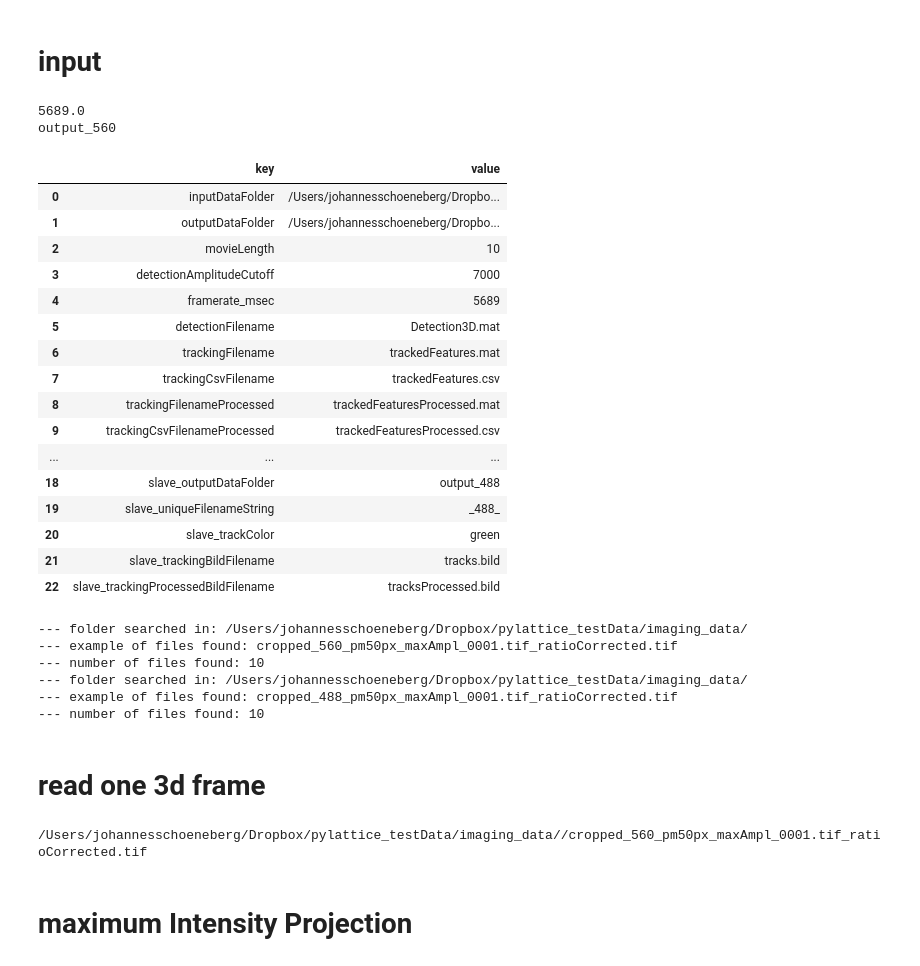
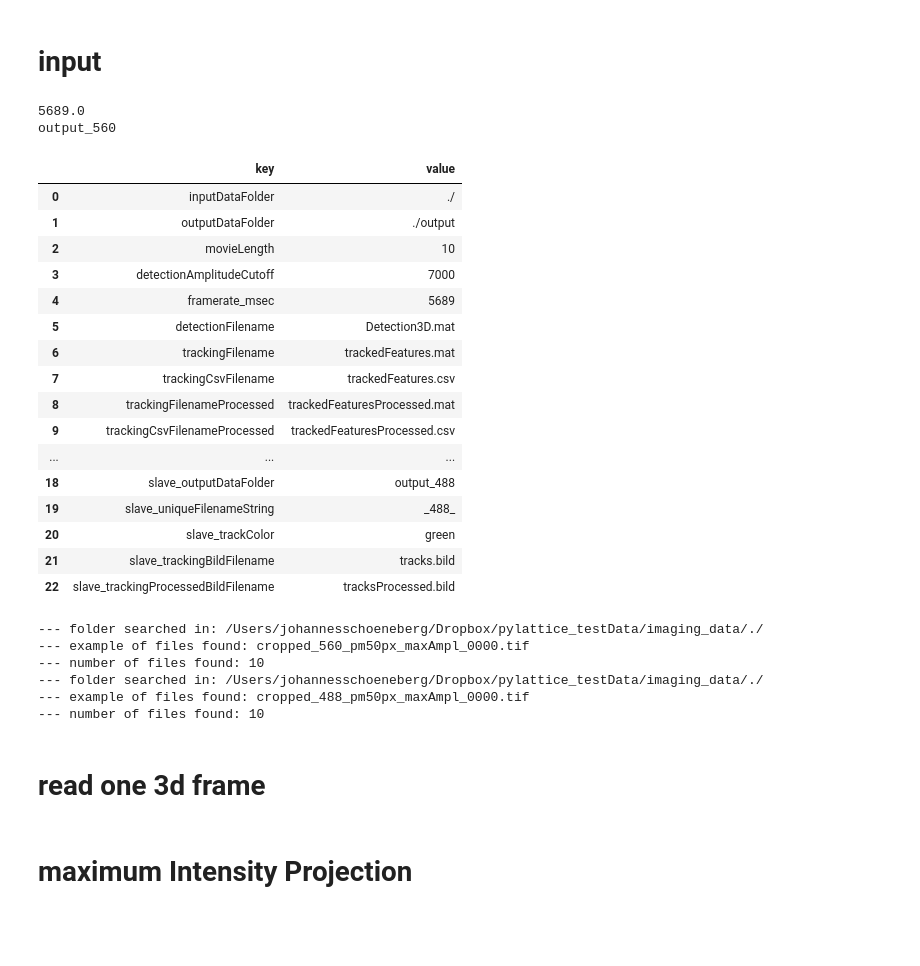
Before and after one commit to pylattice/pyLattice, a Jupyter notebook: src/jupyter/latticeFrame_showFrame.ipynb, the cells around one changed output. Drawn from its saved outputs; the diff is of its cells as text; code cells hidden in the pictures; blank space fills up the shorter version.

```diff
--- a/src/jupyter/latticeFrame_showFrame.ipynb
+++ b/src/jupyter/latticeFrame_showFrame.ipynb
@@ -42,42 +40,43 @@ if not 'workbookDir' in globals():
 # %% [markdown]
 # input
 # %%
-inputParameters = pd.read_csv('/Users/johannesschoeneberg/Dropbox/pylattice_testData/imaging_data/_inputParameters.csv',names=['key','value'])
+path = '/Users/johannesschoeneberg/Dropbox/pylattice_testData/imaging_data/'
+inputParameters = pd.read_csv(path+'_inputParameters.csv',names=['key','value'])
 
 
 inputDataFolder = inproc.getInputParameter(inputParameters,"inputDataFolder")
 outputDataFolder = inproc.getInputParameter(inputParameters,"outputDataFolder")
 
 trackingCsvFilename = inproc.getInputParameter(inputParameters,"trackingCsvFilename")
 trackingCsvFilenameProcessed = inproc.getInputParameter(inputParameters,"trackingCsvFilenameProcessed")
 
 slave_outputDataFolder  = inproc.getInputParameter(inputParameters,"slave_outputDataFolder")
 master_outputDataFolder  = inproc.getInputParameter(inputParameters,"master_outputDataFolder")
 
 slave_uniqueFilenameString = inproc.getInputParameter(inputParameters,"slave_uniqueFilenameString")
 master_uniqueFilenameString = inproc.getInputParameter(inputParameters,"master_uniqueFilenameString")
 
 
 slave_trackingProcessedBildFilename = inproc.getInputParameter(inputParameters,"slave_trackingProcessedBildFilename")
 master_trackingProcessedBildFilename = inproc.getInputParameter(inputParameters,"master_trackingProcessedBildFilename")
 
 
 
 framerate_msec = float(inproc.getInputParameter(inputParameters,"framerate_msec"))
 movieLength = int(inproc.getInputParameter(inputParameters,"movieLength"))
 
 
 print(framerate_msec)
 
 print(master_outputDataFolder)
 
 inputParameters.style.set_properties(**{'text-align': 'left'})
 # %% [output]
 5689.0
 output_560
 |  | key | value |
-| 0 | inputDataFolder | /Users/johannesschoeneberg/Dropbo... |
-| 1 | outputDataFolder | /Users/johannesschoeneberg/Dropbo... |
+| 0 | inputDataFolder | ./ |
+| 1 | outputDataFolder | ./output |
 | 2 | movieLength | 10 |
 | 3 | detectionAmplitudeCutoff | 7000 |
 | 4 | framerate_msec | 5689 |
@@ -93,25 +92,21 @@ output_560
 | 21 | slave_trackingBildFilename | tracks.bild |
 | 22 | slave_trackingProcessedBildFilename | tracksProcessed.bild |
 # %%
-master_filesOfInterest = inproc.getFilenamesOfInputTiffFiles(inputDataFolder,master_uniqueFilenameString)
-slave_filesOfInterest = inproc.getFilenamesOfInputTiffFiles(inputDataFolder,slave_uniqueFilenameString)
+master_filesOfInterest = inproc.getFilenamesOfInputTiffFiles(path+inputDataFolder,master_uniqueFilenameString)
+slave_filesOfInterest = inproc.getFilenamesOfInputTiffFiles(path+inputDataFolder,slave_uniqueFilenameString)
 # %% [output]
---- folder searched in: /Users/johannesschoeneberg/Dropbox/pylattice_testData/imaging_data/
---- example of files found: cropped_560_pm50px_maxAmpl_0001.tif_ratioCorrected.tif
+--- folder searched in: /Users/johannesschoeneberg/Dropbox/pylattice_testData/imaging_data/./
+--- example of files found: cropped_560_pm50px_maxAmpl_0000.tif
 --- number of files found: 10
---- folder searched in: /Users/johannesschoeneberg/Dropbox/pylattice_testData/imaging_data/
---- example of files found: cropped_488_pm50px_maxAmpl_0001.tif_ratioCorrected.tif
+--- folder searched in: /Users/johannesschoeneberg/Dropbox/pylattice_testData/imaging_data/./
+--- example of files found: cropped_488_pm50px_maxAmpl_0000.tif
 --- number of files found: 10
 # %% [markdown]
 # read one 3d frame
 # %%
 frameId = 0
-path = inputDataFolder+'/'+master_filesOfInterest[frameId]
-print(path)
-latticeMovieFrame = skimage.external.tifffile.imread(path)
+latticeMovieFrame = skimage.external.tifffile.imread(path+inputDataFolder+'/'+master_filesOfInterest[frameId])
 latticeMovieFrame_shape = latticeMovieFrame.shape
-# %% [output]
-/Users/johannesschoeneberg/Dropbox/pylattice_testData/imaging_data//cropped_560_pm50px_maxAmpl_0001.tif_ratioCorrected.tif
 # %% [markdown]
 # maximum Intensity Projection
 # %%
```
Also changed, not shown: parts of 4 cells of this notebook.
